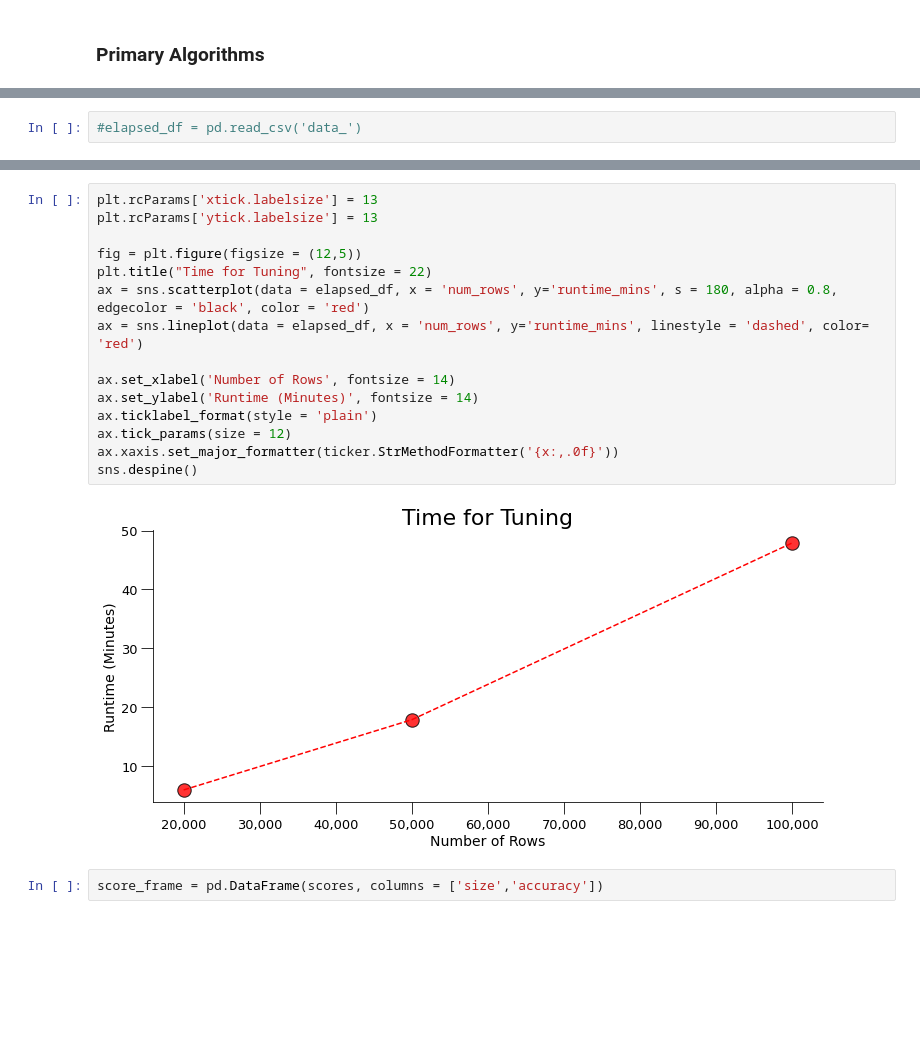
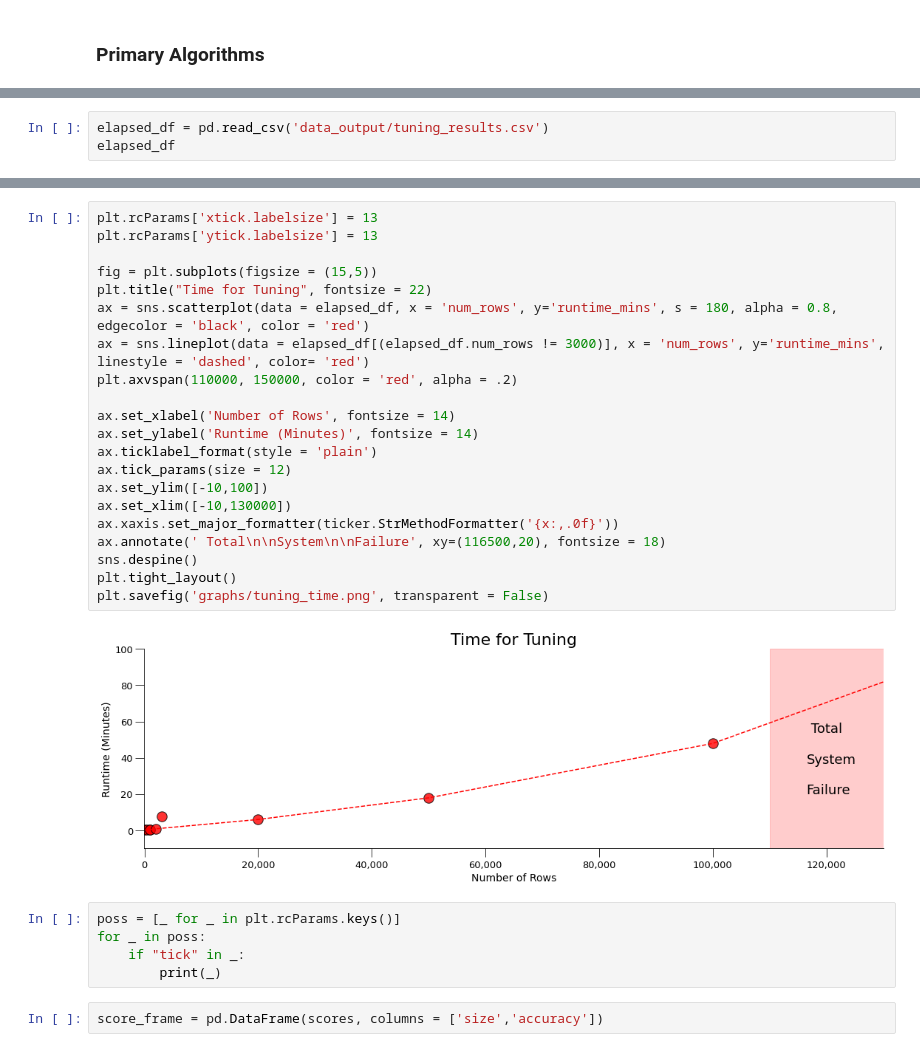
Before and after one commit to jedc4xer/model_assessment, a Jupyter notebook: xgb_improved.ipynb, the cells around one changed output, grey strips where cells are left out. Cells and saved outputs as stored; diff of their text form; blank space fills up the shorter version.

```diff
--- a/xgb_improved.ipynb
+++ b/xgb_improved.ipynb
@@ -392,2 +411,3 @@ Fitting 3 folds for each of 1080 candidates, totalling 3240 fits
 # %%
-#elapsed_df = pd.read_csv('data_')
+elapsed_df = pd.read_csv('data_output/tuning_results.csv')
+elapsed_df
@@ -394,20 +426,31 @@ Fitting 3 folds for each of 1080 candidates, totalling 3240 fits
 # %%
 plt.rcParams['xtick.labelsize'] = 13
 plt.rcParams['ytick.labelsize'] = 13
 
-fig = plt.figure(figsize = (12,5))
+fig = plt.subplots(figsize = (15,5))
 plt.title("Time for Tuning", fontsize = 22)
 ax = sns.scatterplot(data = elapsed_df, x = 'num_rows', y='runtime_mins', s = 180, alpha = 0.8, edgecolor = 'black', color = 'red')
-ax = sns.lineplot(data = elapsed_df, x = 'num_rows', y='runtime_mins', linestyle = 'dashed', color= 'red')
+ax = sns.lineplot(data = elapsed_df[(elapsed_df.num_rows != 3000)], x = 'num_rows', y='runtime_mins', linestyle = 'dashed', color= 'red')
+plt.axvspan(110000, 150000, color = 'red', alpha = .2)
 
 ax.set_xlabel('Number of Rows', fontsize = 14)
 ax.set_ylabel('Runtime (Minutes)', fontsize = 14)
 ax.ticklabel_format(style = 'plain')
 ax.tick_params(size = 12)
+ax.set_ylim([-10,100])
+ax.set_xlim([-10,130000])
 ax.xaxis.set_major_formatter(ticker.StrMethodFormatter('{x:,.0f}'))
+ax.annotate(' Total\n\nSystem\n\nFailure', xy=(116500,20), fontsize = 18)
 sns.despine()
+plt.tight_layout()
+plt.savefig('graphs/tuning_time.png', transparent = False)
 # %% [output]
-[figure, old version]
+[figure, new version]
+# %%
+poss = [_ for _ in plt.rcParams.keys()]
+for _ in poss:
+    if "tick" in _:
+        print(_)
 # %%
 score_frame = pd.DataFrame(scores, columns = ['size','accuracy'])
 # %%
```
Also changed, not shown: parts of 11 cells of this notebook, 1 other file.
